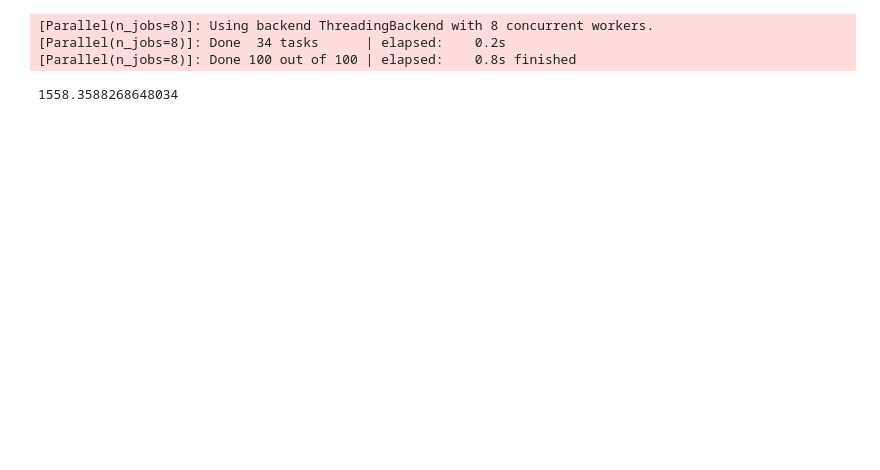
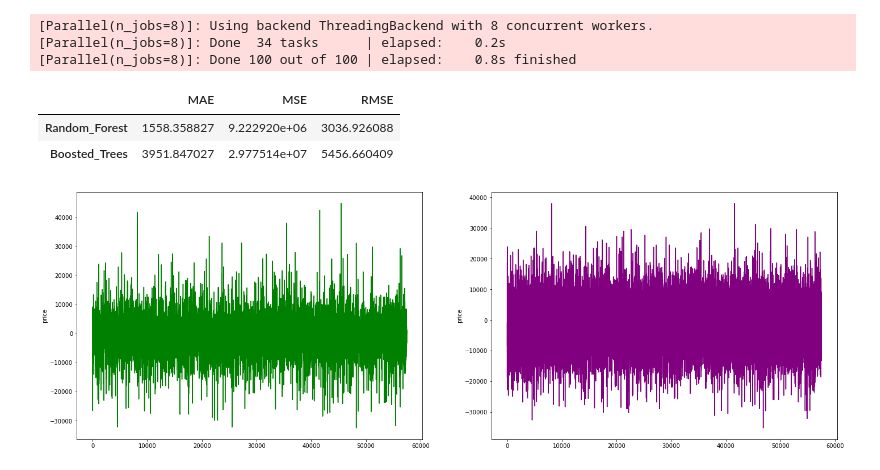
Before and after one commit to alexkingsing/used_cars, a Jupyter notebook: Used_cars_Dev.ipynb, the cells around one changed output. Cells and saved outputs as stored; diff of their text form; code cells hidden in the pictures; blank space fills up the shorter version.

Commit message:
continuining training

```diff
--- a/Used_cars_Dev.ipynb
+++ b/Used_cars_Dev.ipynb
@@ -934 +1023,3 @@ forest.fit(X_train, y_train)
 RandomForestRegressor(n_jobs=-1, random_state=20, verbose=1)
+# %%
+boost.fit(X_train, y_train)
@@ -935,10 +1048,29 @@ RandomForestRegressor(n_jobs=-1, random_state=20, verbose=1)
 # %%
-fore = forest.predict(X_val)
+# obtaining predictions
+forest_pred = forest.predict(X_val)
+boost_pred = boost.predict(X_val)
 # %% [output]
 [Parallel(n_jobs=8)]: Using backend ThreadingBackend with 8 concurrent workers.
 [Parallel(n_jobs=8)]: Done  34 tasks      | elapsed:    0.2s
 [Parallel(n_jobs=8)]: Done 100 out of 100 | elapsed:    0.8s finished
-# %%
-mean_absolute_error(y_val, fore)
-# %% [output]
-1558.3588268648034
+# %%
+# calculating residuals
+forest_res = forest_pred - y_val2
+boost_res = boost_pred - y_val2
+# %%
+# creating a summary table to visualize results
+MAE = [mean_absolute_error(y_val, forest_pred), mean_absolute_error(y_val, boost_pred)]
+MSE = [mean_squared_error(y_val, forest_pred), mean_squared_error(y_val, boost_pred)]
+RMSE = [np.sqrt(mean_squared_error(y_val, forest_pred)), np.sqrt(mean_squared_error(y_val, boost_pred))]
+
+pd.DataFrame({"MAE": MAE, "MSE": MSE, "RMSE": RMSE}, index = ["Random_Forest", "Boosted_Trees"])
+# %% [output]
+|  | MAE | MSE | RMSE |
+| Random_Forest | 1558.358827 | 9.222920e+06 | 3036.926088 |
+| Boosted_Trees | 3951.847027 | 2.977514e+07 | 5456.660409 |
+# %%
+fig, ax = plt.subplots(1,2, figsize=(24,8))
+sns.lineplot(ax = ax[0], data = forest_res, color = "green")
+sns.lineplot(ax = ax[1], data = boost_res, color = "purple");
+# %% [output]
+[figure, added]
```
Also changed, not shown: parts of 20 cells of this notebook.
